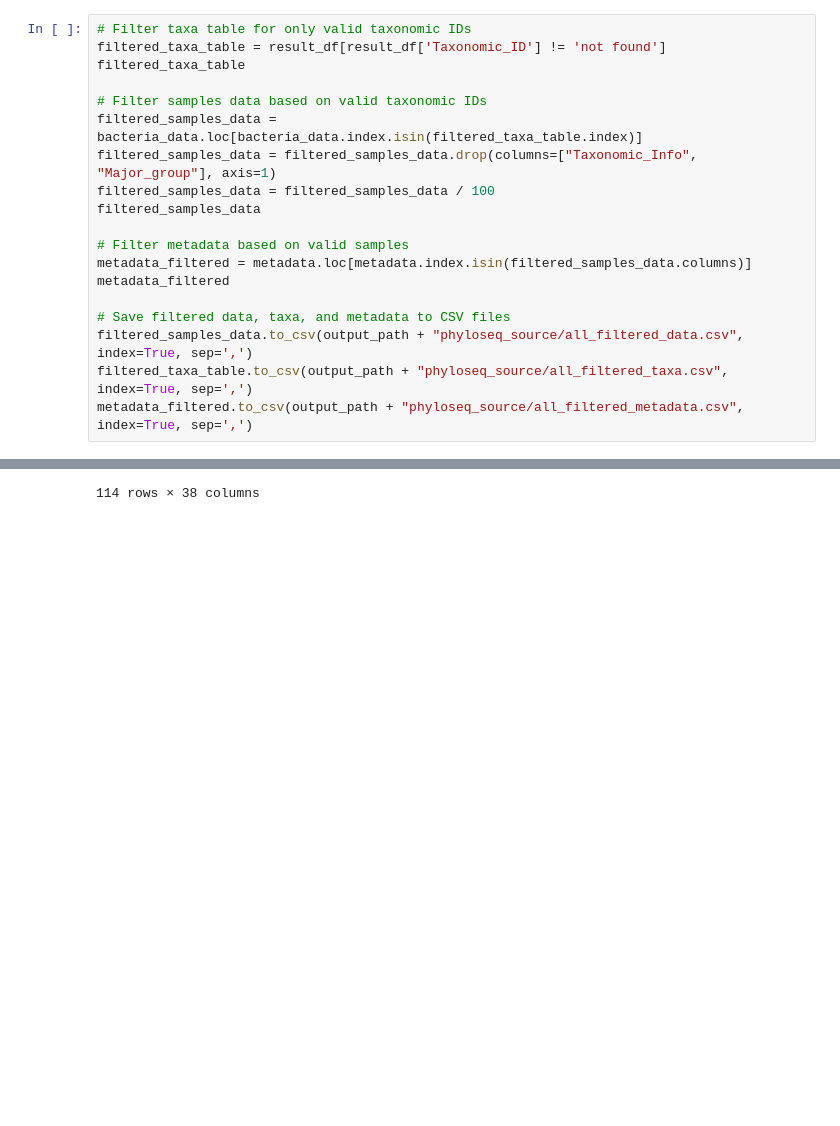
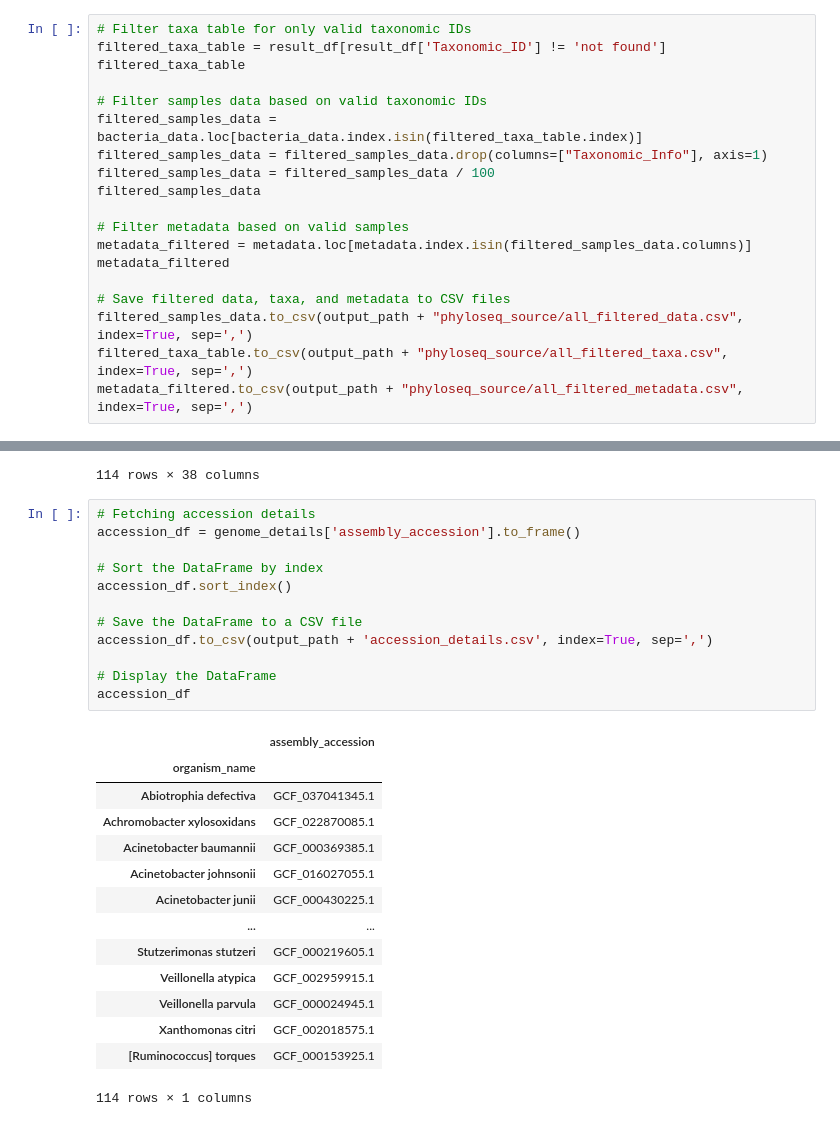
Before and after one commit to RamanLab/Hospital_Microbiome, a Jupyter notebook: 1_Preprocessing.ipynb, the cells around one changed output, grey strips where cells are left out. Saved outputs shown, nothing was run; the diff lists cells and outputs as text; blank space fills up the shorter version.

```diff
--- a/1_Preprocessing.ipynb
+++ b/1_Preprocessing.ipynb
@@ -221,7 +221,7 @@ filtered_taxa_table
 
 # Filter samples data based on valid taxonomic IDs
 filtered_samples_data = bacteria_data.loc[bacteria_data.index.isin(filtered_taxa_table.index)]
-filtered_samples_data = filtered_samples_data.drop(columns=["Taxonomic_Info", "Major_group"], axis=1)
+filtered_samples_data = filtered_samples_data.drop(columns=["Taxonomic_Info"], axis=1)
 filtered_samples_data = filtered_samples_data / 100
 filtered_samples_data
 
@@ -412,3 +401,30 @@ genome_details
 | Xanthomonas citri | GCF_002018575.1 | PRJNA224116 | SAMN05571463 | MDJT00000000.1 | na | 611301 | 346 | ... |
 | [Ruminococcus] torques | GCF_000153925.1 | PRJNA224116 | SAMN00627104 | AAVP00000000.2 | na | 411460 | 33039 | ... |
 114 rows × 38 columns
+# %%
+# Fetching accession details
+accession_df = genome_details['assembly_accession'].to_frame()
+
+# Sort the DataFrame by index
+accession_df.sort_index()
+
+# Save the DataFrame to a CSV file
+accession_df.to_csv(output_path + 'accession_details.csv', index=True, sep=',')
+
+# Display the DataFrame
+accession_df
+# %% [output]
+|  | assembly_accession |
+| organism_name |  |
+| Abiotrophia defectiva | GCF_037041345.1 |
+| Achromobacter xylosoxidans | GCF_022870085.1 |
+| Acinetobacter baumannii | GCF_000369385.1 |
+| Acinetobacter johnsonii | GCF_016027055.1 |
+| Acinetobacter junii | GCF_000430225.1 |
+| ... | ... |
+| Stutzerimonas stutzeri | GCF_000219605.1 |
+| Veillonella atypica | GCF_002959915.1 |
+| Veillonella parvula | GCF_000024945.1 |
+| Xanthomonas citri | GCF_002018575.1 |
+| [Ruminococcus] torques | GCF_000153925.1 |
+114 rows × 1 columns
```
Also changed, not shown: parts of 6 cells of this notebook.
